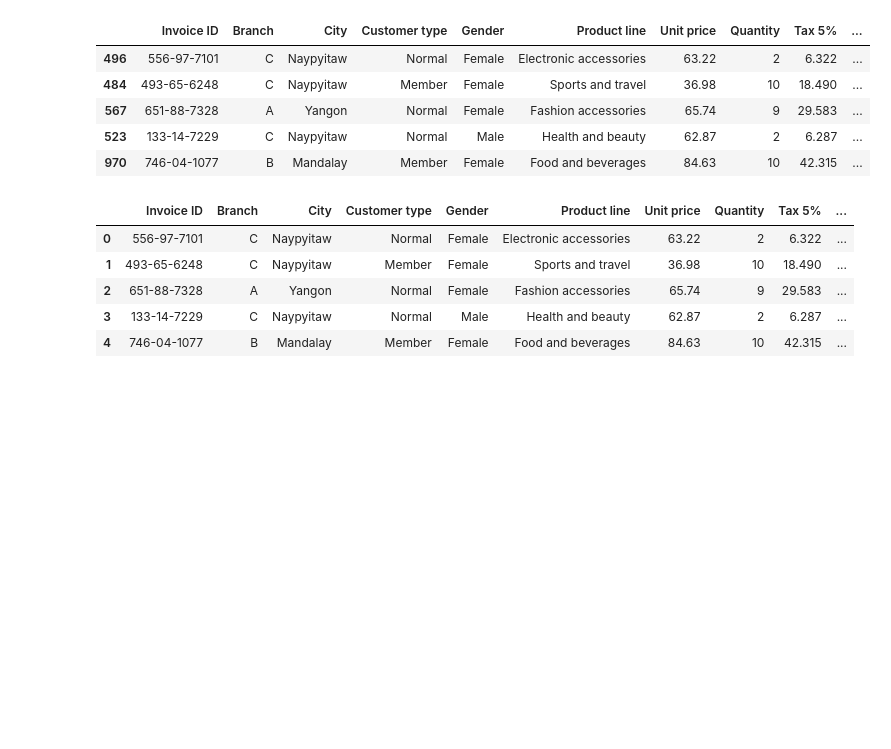
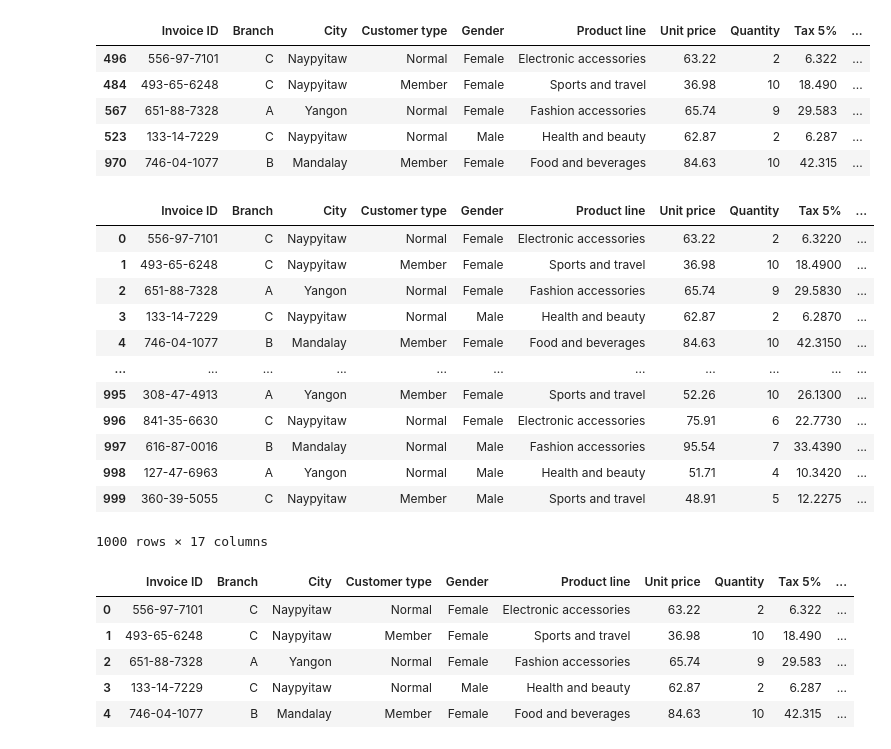
Before and after one commit to JoaoVictor-HM/Analise-Vendas-Supermercado, a Jupyter notebook: Supermercado.ipynb, the cells around one changed output. Cells and saved outputs as stored; diff of their text form; code cells hidden in the pictures; blank space fills up the shorter version.

```diff
--- a/Supermercado.ipynb
+++ b/Supermercado.ipynb
@@ -125,6 +125,25 @@ ord_data.head()
 | 567 | 651-88-7328 | A | Yangon | Normal | Female | Fashion accessories | 65.74 | 9 | 29.583 | ... |
 | 523 | 133-14-7229 | C | Naypyitaw | Normal | Male | Health and beauty | 62.87 | 2 | 6.287 | ... |
 | 970 | 746-04-1077 | B | Mandalay | Member | Female | Food and beverages | 84.63 | 10 | 42.315 | ... |
+# %%
+ord_data = ord_data.reset_index()
+# %%
+ord_data = ord_data.drop(['index'], axis = 1)
+ord_data
+# %% [output]
+|  | Invoice ID | Branch | City | Customer type | Gender | Product line | Unit price | Quantity | Tax 5% | ... |
+| 0 | 556-97-7101 | C | Naypyitaw | Normal | Female | Electronic accessories | 63.22 | 2 | 6.3220 | ... |
+| 1 | 493-65-6248 | C | Naypyitaw | Member | Female | Sports and travel | 36.98 | 10 | 18.4900 | ... |
+| 2 | 651-88-7328 | A | Yangon | Normal | Female | Fashion accessories | 65.74 | 9 | 29.5830 | ... |
+| 3 | 133-14-7229 | C | Naypyitaw | Normal | Male | Health and beauty | 62.87 | 2 | 6.2870 | ... |
+| 4 | 746-04-1077 | B | Mandalay | Member | Female | Food and beverages | 84.63 | 10 | 42.3150 | ... |
+| ... | ... | ... | ... | ... | ... | ... | ... | ... | ... | ... |
+| 995 | 308-47-4913 | A | Yangon | Member | Female | Sports and travel | 52.26 | 10 | 26.1300 | ... |
+| 996 | 841-35-6630 | C | Naypyitaw | Normal | Female | Electronic accessories | 75.91 | 6 | 22.7730 | ... |
+| 997 | 616-87-0016 | B | Mandalay | Normal | Male | Fashion accessories | 95.54 | 7 | 33.4390 | ... |
+| 998 | 127-47-6963 | A | Yangon | Normal | Male | Health and beauty | 51.71 | 4 | 10.3420 | ... |
+| 999 | 360-39-5055 | C | Naypyitaw | Member | Male | Sports and travel | 48.91 | 5 | 12.2275 | ... |
+1000 rows × 17 columns
 # %%
 for i in ord_data.index:
     if i == 0:
```
Also changed, not shown: parts of 1 cell of this notebook.
